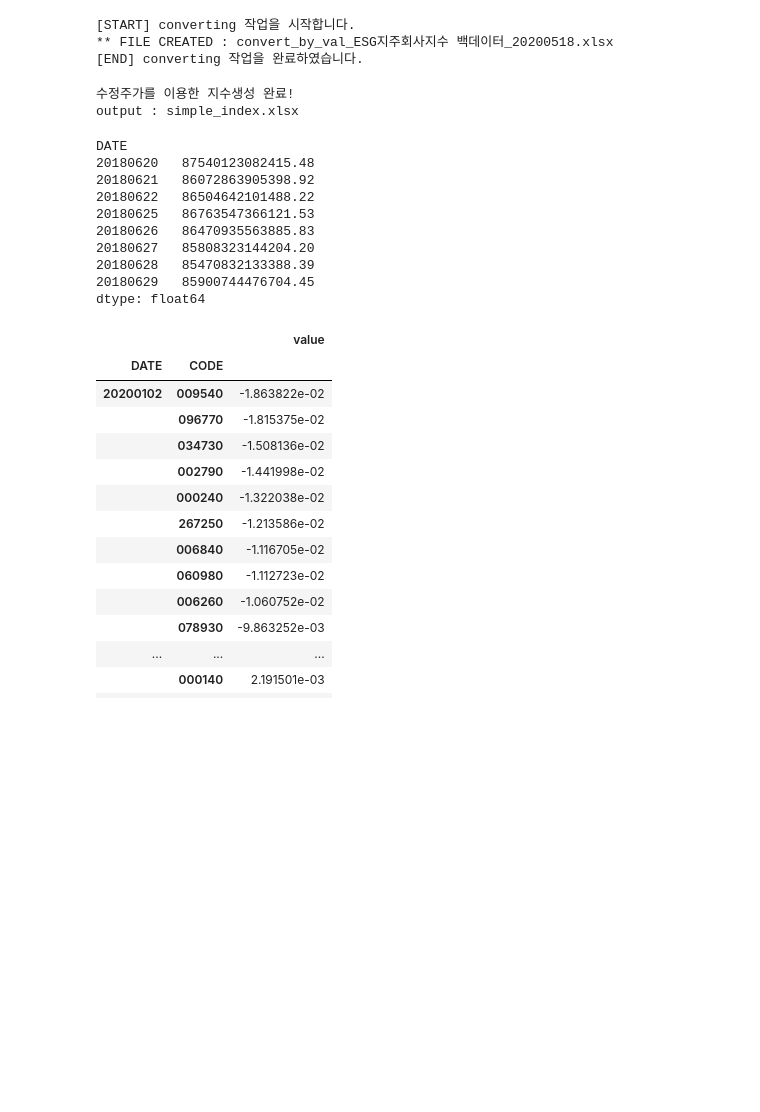
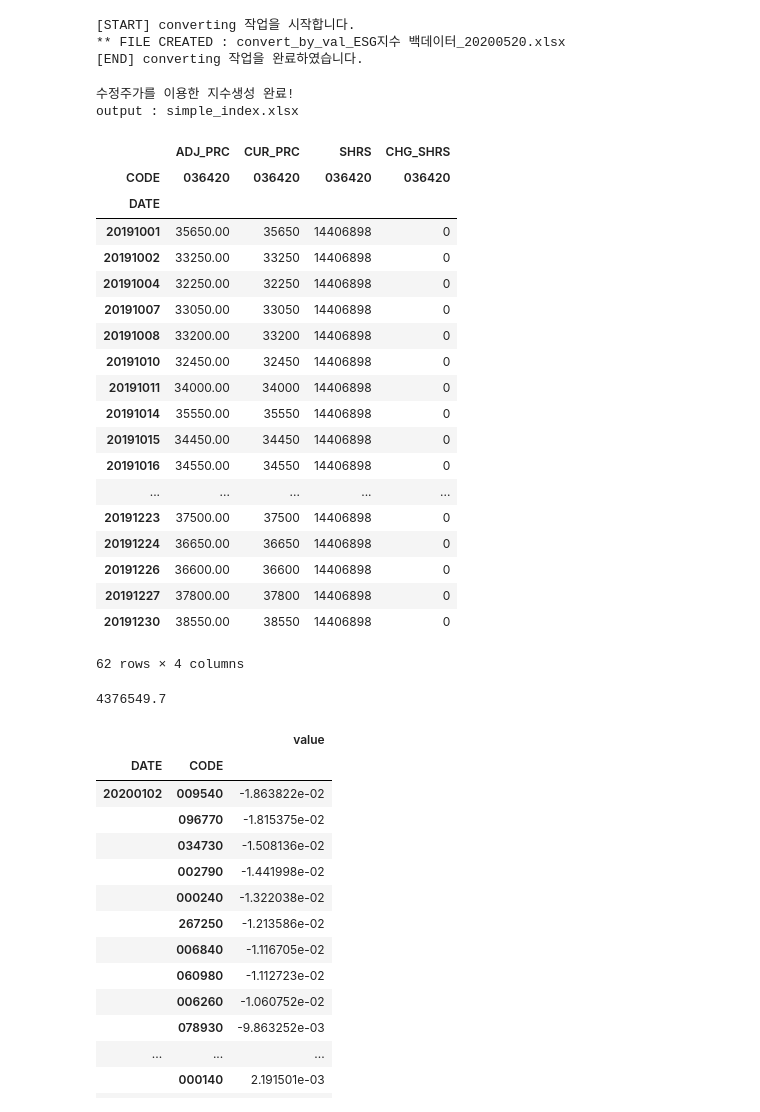
Before and after one commit to sunkism/pyproj, a Jupyter notebook: index/index_adjprc.ipynb, the cells around one changed output. Drawn from its saved outputs; the diff is of its cells as text; code cells hidden in the pictures; blank space fills up the shorter version.

```diff
--- a/index/index_adjprc.ipynb
+++ b/index/index_adjprc.ipynb
@@ -5,7 +5,7 @@ import numpy as np
 
 # INPUT FILE
 scen_file = 'esg_시나리오_20200518.xlsx'
-in_file = 'ESG지주회사지수 백데이터_20200518.xlsx'
+in_file = 'ESG지수 백데이터_20200520.xlsx'
 out_file_1 = 'convert_by_isu_'+ in_file   # xlsx로만 저장되네...
 out_file_2 = 'convert_by_val_'+ in_file   # xlsx로만 저장되네...
 
@@ -61,7 +61,7 @@ print ('** FILE CREATED : ' + out_file_2)
 print ('[END] converting 작업을 완료하였습니다.')
 # %% [output]
 [START] converting 작업을 시작합니다.
-** FILE CREATED : convert_by_val_ESG지주회사지수 백데이터_20200518.xlsx
+** FILE CREATED : convert_by_val_ESG지수 백데이터_20200520.xlsx
 [END] converting 작업을 완료하였습니다.
 # %%
 rebal_prc = 100000000 # 1억부터 시작
@@ -131,9 +131,9 @@ output : simple_index.xlsx
 pd.options.display.float_format = "{:.2f}".format
 
 # 비교시가총액 검증
-df1 = df_list[6]
+df1 = df_list[12]
 df1.columns
 #BAS_PRC', 'ADJ_PRC', '대비', 'PREV_ADJ_PRC', 'CUR_PRC', 'COMP_RT', 'STYLE_RT', 'SHRS', 'CHG_SHRS'
 MKTCAP = df1['CUR_PRC'].mul(df1['STYLE_RT']).mul(df1['SHRS'])
-MKTCAP['20180627':'20180628'].to_excel("mktcap_test.xlsx")
-#MKTCAPSUM = MKTCAP.sum(axis=1)
+#MKTCAP['20180627':'20180628'].to_excel("mktcap_test.xlsx")
+MKTCAPSUM = MKTCAP.sum(axis=1)
@@ -142,13 +139,0 @@ df1['ADJ_PRC']['20180627':'20180628'].to_excel("adjprc_test.xlsx")
-# %%
-MKTCAPSUM['20180620':]
-# %% [output]
-DATE
-20180620   87540123082415.48
-20180621   86072863905398.92
-20180622   86504642101488.22
-20180625   86763547366121.53
-20180626   86470935563885.83
-20180627   85808323144204.20
-20180628   85470832133388.39
-20180629   85900744476704.45
-dtype: float64
@@ -154,0 +143,26 @@ dtype: float64
+# %%
+# ['BAS_PRC', 'ADJ_PRC', 'DIFF', 'PREV_ADJ_PRC', 'CUR_PRC', 'COMP_RT', 'STYLE_RT', 'SHRS', 'CHG_SHRS']
+idx = pd.IndexSlice
+F = df1.loc[:,idx[['ADJ_PRC','CUR_PRC','SHRS','CHG_SHRS'], ['036420'] ]]
+F
+# %% [output]
+|  | ADJ_PRC | CUR_PRC | SHRS | CHG_SHRS |
+| CODE | 036420 | 036420 | 036420 | 036420 |
+| DATE |  |  |  |  |
+| 20191001 | 35650.00 | 35650 | 14406898 | 0 |
+| 20191002 | 33250.00 | 33250 | 14406898 | 0 |
+| 20191004 | 32250.00 | 32250 | 14406898 | 0 |
+| 20191007 | 33050.00 | 33050 | 14406898 | 0 |
+| 20191008 | 33200.00 | 33200 | 14406898 | 0 |
+| 20191010 | 32450.00 | 32450 | 14406898 | 0 |
+| 20191011 | 34000.00 | 34000 | 14406898 | 0 |
+| 20191014 | 35550.00 | 35550 | 14406898 | 0 |
+| 20191015 | 34450.00 | 34450 | 14406898 | 0 |
+| 20191016 | 34550.00 | 34550 | 14406898 | 0 |
+| ... | ... | ... | ... | ... |
+| 20191223 | 37500.00 | 37500 | 14406898 | 0 |
+| 20191224 | 36650.00 | 36650 | 14406898 | 0 |
+| 20191226 | 36600.00 | 36600 | 14406898 | 0 |
+| 20191227 | 37800.00 | 37800 | 14406898 | 0 |
+| 20191230 | 38550.00 | 38550 | 14406898 | 0 |
+62 rows × 4 columns
@@ -155,3 +174,8 @@ dtype: float64
+# %%
+m = 29176998 * 0.15
+m
+# %% [output]
+4376549.7
 # %%
 #contrb_list[14]
 rslttt = pd.concat(contrb_list)
```
Also changed, not shown: parts of 3 cells of this notebook, 9 other files.
